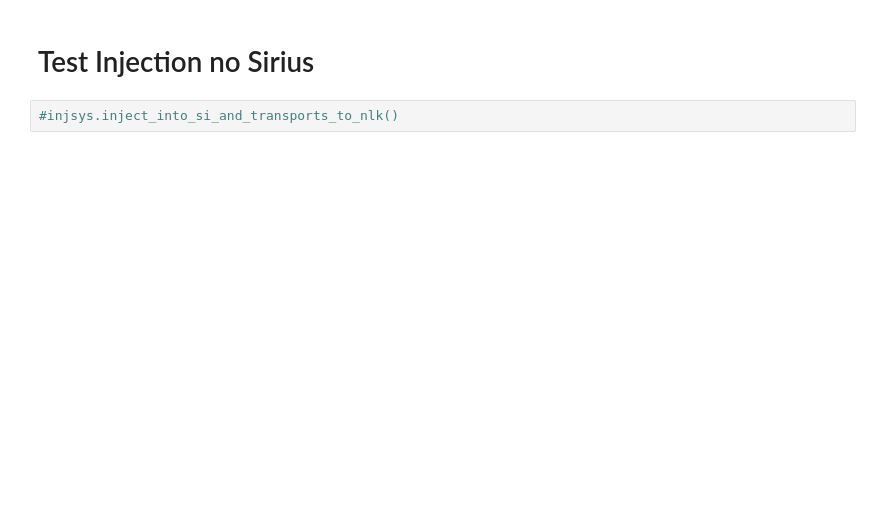
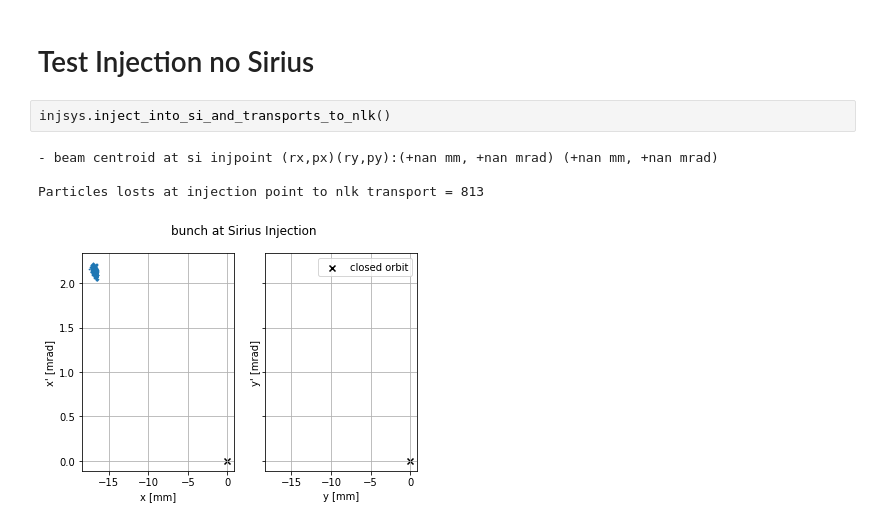
Before and after one commit to lnls-fac/apsuite, a Jupyter notebook: apsuite/sirius_injection/injection_nb_tests.ipynb, the cells around one changed output. Drawn from its saved outputs; the diff is of its cells as text; blank space fills up the shorter version.

```diff
--- a/apsuite/sirius_injection/injection_nb_tests.ipynb
+++ b/apsuite/sirius_injection/injection_nb_tests.ipynb
@@ -125,4 +162,9 @@ array([1.79769313e+308, 1.50000000e-002, 1.50000000e-002, 1.50000000e-002,
 # %% [markdown]
 # Test Injection no Sirius
-# %%
-#injsys.inject_into_si_and_transports_to_nlk()
+# %%
+injsys.inject_into_si_and_transports_to_nlk()
+# %% [output]
+- beam centroid at si injpoint (rx,px)(ry,py):(+nan mm, +nan mrad) (+nan mm, +nan mrad)
+
+Particles losts at injection point to nlk transport = 813
+[figure, added]
```
Also changed, not shown: parts of 16 cells of this notebook.
